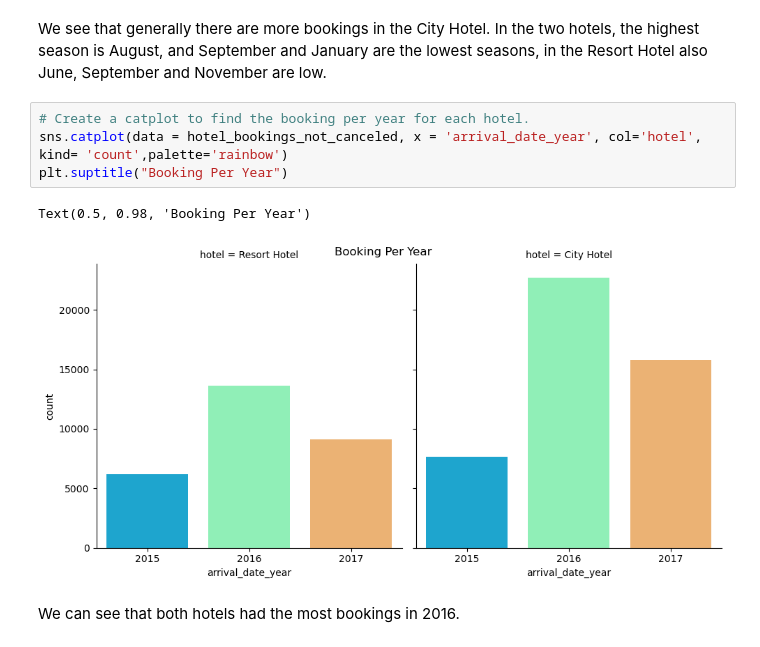
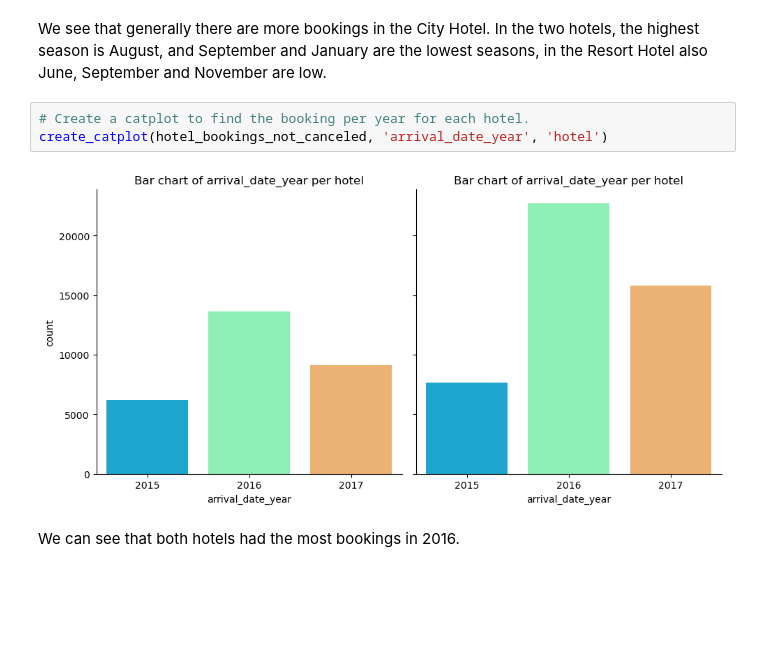
Before and after one commit to ShoshiFinkel/IntegralyticCourse, a Jupyter notebook: guided_project_in_functions.ipynb, the cells around one changed output. Cells and saved outputs as stored; diff of their text form; blank space fills up the shorter version.

```diff
--- a/guided_project_in_functions.ipynb
+++ b/guided_project_in_functions.ipynb
@@ -165,10 +164,8 @@ Text(0.5, 1.05, 'Booking Per Month')
 We see that generally there are more bookings in the City Hotel. In the two hotels, the highest season is August, and September and January are the lowest seasons, in the Resort Hotel also June, September and November are low.
 # %%
 # Create a catplot to find the booking per year for each hotel.
-sns.catplot(data = hotel_bookings_not_canceled, x = 'arrival_date_year', col='hotel', kind= 'count',palette='rainbow')
-plt.suptitle("Booking Per Year")
+create_catplot(hotel_bookings_not_canceled, 'arrival_date_year', 'hotel')
 # %% [output]
-Text(0.5, 0.98, 'Booking Per Year')
-[figure, old version]
+[figure, new version]
 # %% [markdown]
 We can see that both hotels had the most bookings in 2016.
```
Also changed, not shown: parts of 23 cells of this notebook, 1 other file.
